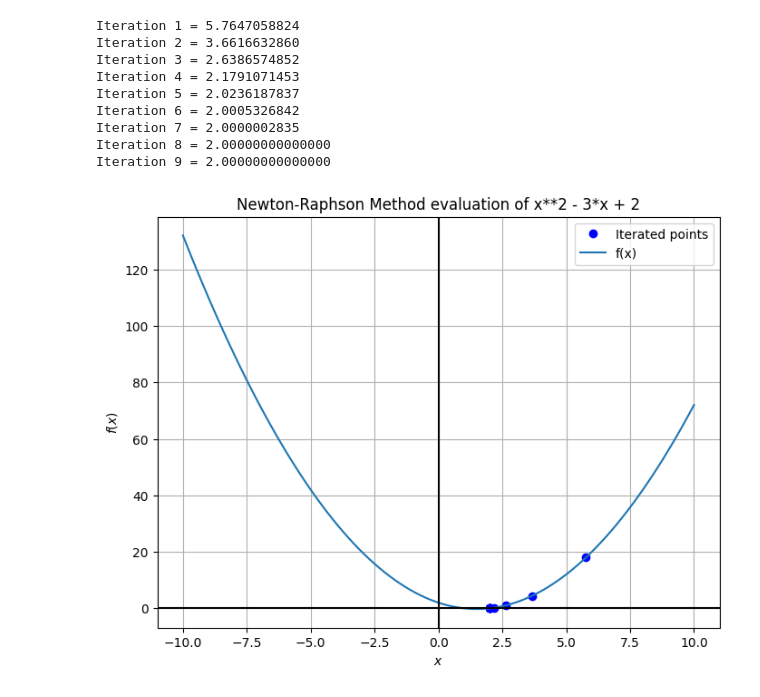
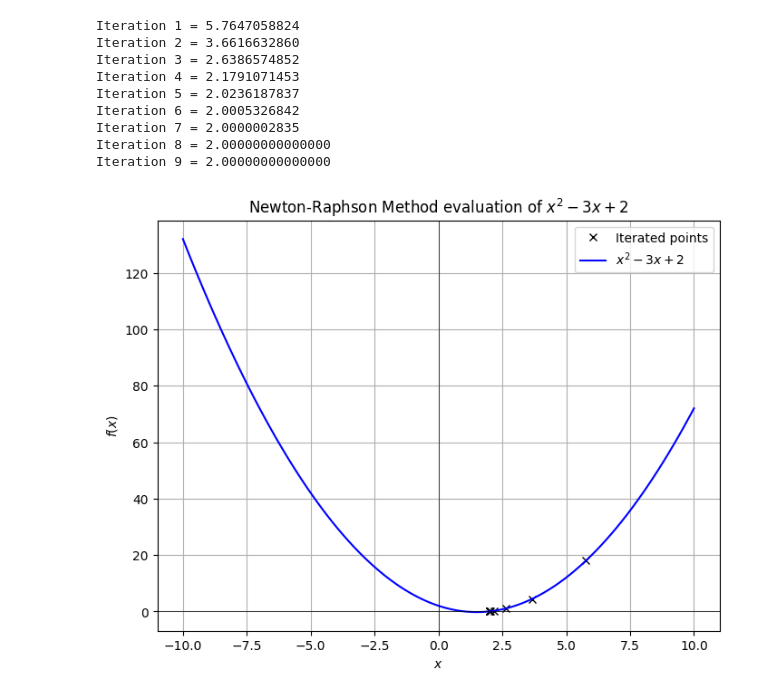
Before and after one commit to dannyphandannyphan/newtons-method, a Jupyter notebook: newtons-method.ipynb, the cells around one changed output. Cells and saved outputs as stored; diff of their text form; code cells hidden in the pictures.

```diff
--- a/newtons-method.ipynb
+++ b/newtons-method.ipynb
@@ -58,27 +58,27 @@ Iteration 9 = 2.00000000000000
 # %%
 def str_to_func(string):
     return lambda x: eval(string)
 function = str_to_func(s)
 yy = [function(x) for x in guess]
 
 xx = np.linspace(-10, 10, 100)
 y = [function(i) for i in xx]
 
 plt.figure(figsize=(8,6), dpi=100)
-plt.plot(guess, yy, 'bo', label = "Iterated points")
-plt.plot(xx, y, label = "f(x)")
+plt.plot(guess, yy, 'x', label = "Iterated points", color = "black")
+plt.plot(xx, y, label = f"${sm.latex(f)}$", color = "blue")
 
 
-plt.title("Newton-Raphson Method evaluation of " + str(f))
-plt.xlabel("$x$") #importing the x-axis labels with a theta symbol
-plt.ylabel("$f(x)$")#importing the y-axis label, counts per second is unitless
+plt.title(f"Newton-Raphson Method evaluation of ${sm.latex(f)}$")
+
+plt.xlabel("$x$")
+plt.ylabel("$f(x)$")
+
 plt.legend(loc="best")
-plt.axhline(y=0, color='k')
-plt.axvline(x=0, color='k')
-
-
+plt.axhline(y=0, color='k', linewidth = 0.5)
+plt.axvline(x=0, color='k', linewidth = 0.5)
 
 
 plt.grid(True)
 # %% [output]
-[figure, old version]
+[figure, new version]
```
